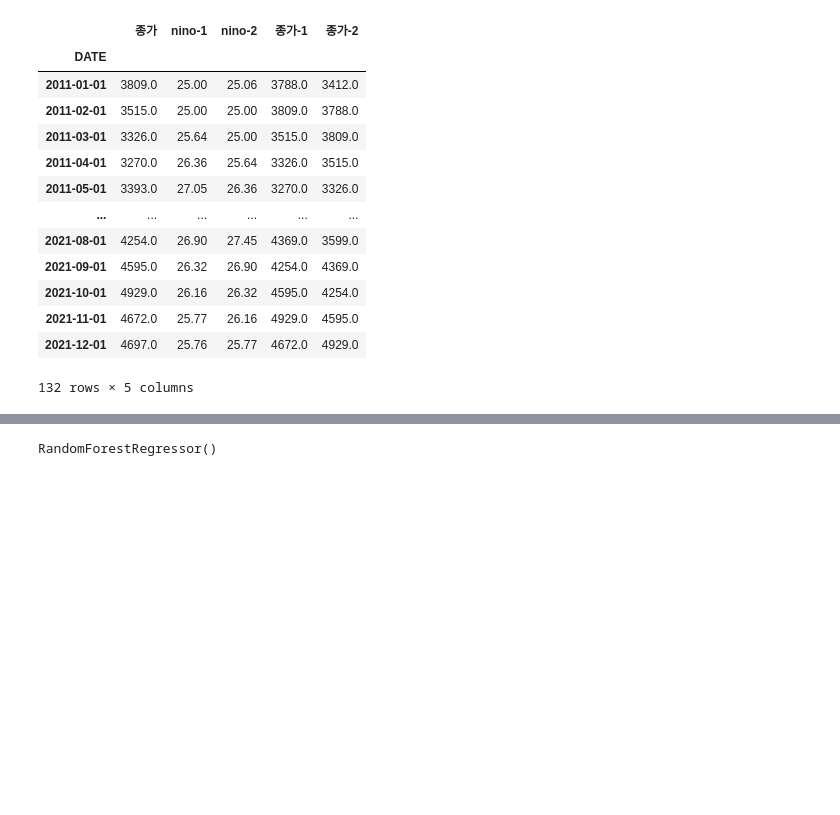
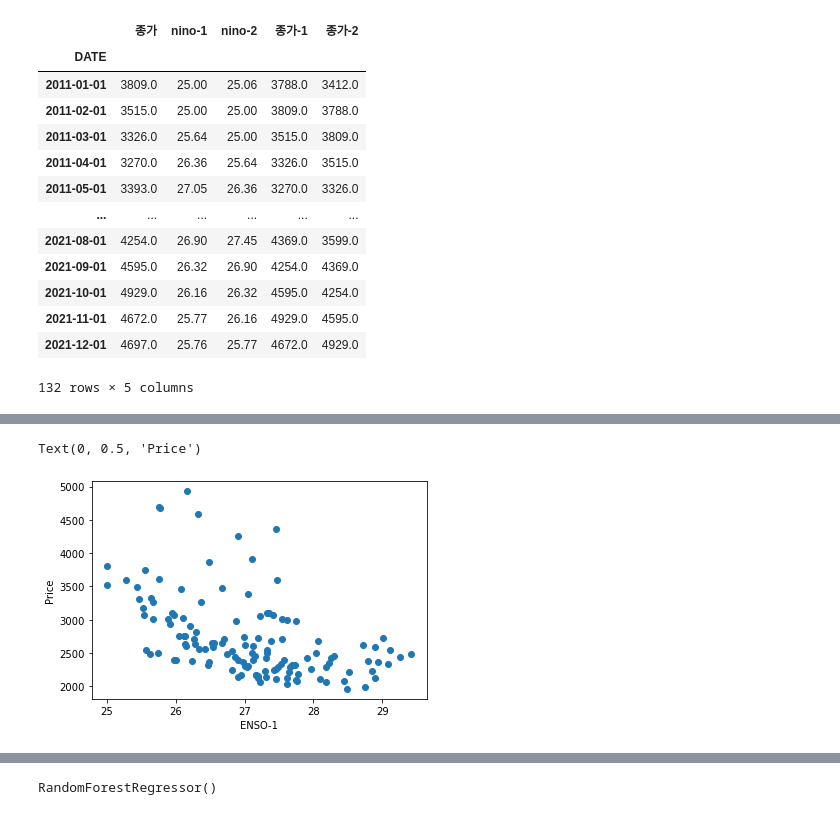
Before and after one commit to Soo-Im/PalmOil, a Jupyter notebook: ENSO-Palm_Prediction.ipynb, the cells around one changed output, grey strips where cells are left out. Saved outputs shown, nothing was run; the diff lists cells and outputs as text; code cells hidden in the pictures; blank space fills up the shorter version.

```diff
--- a/ENSO-Palm_Prediction.ipynb
+++ b/ENSO-Palm_Prediction.ipynb
@@ -216,0 +269,7 @@ x = data.drop(columns = [predict_var])
+# %%
+plt.scatter(x['nino-1'], y)
+plt.xlabel('ENSO-1')
+plt.ylabel('Price')
+# %% [output]
+Text(0, 0.5, 'Price')
+[figure, added]
```
Also changed, not shown: parts of 27 cells of this notebook.
